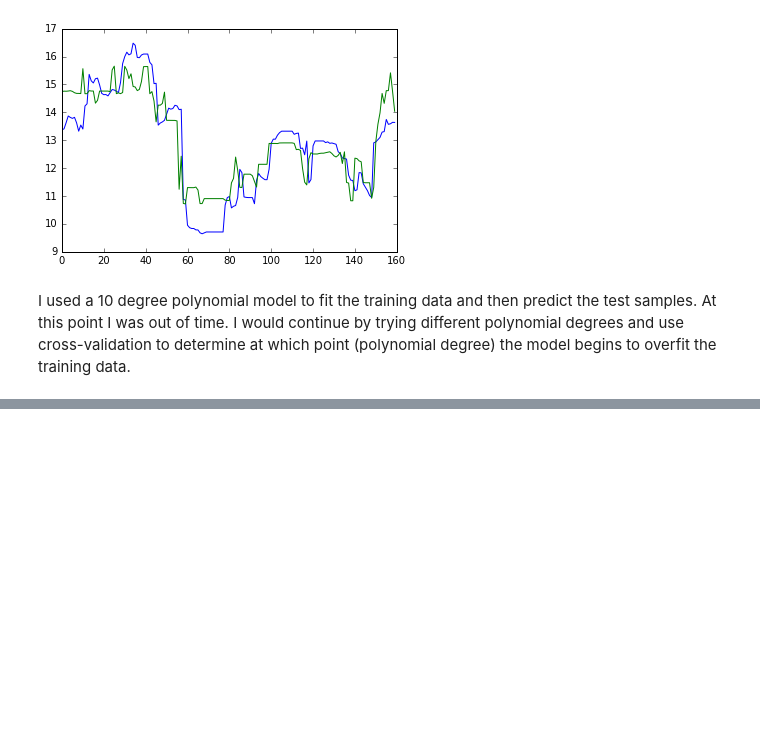
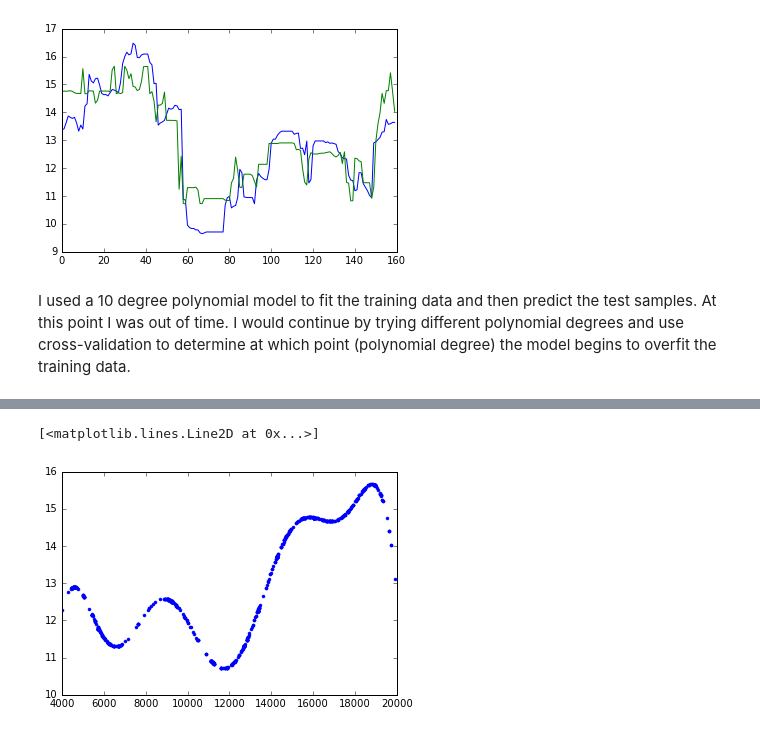
Before and after one commit to HidaiGertel/HidaiGertel.github.io, a Jupyter notebook: challenge/challenge.ipynb, the cells around one changed output, grey strips where cells are left out. Saved outputs shown, nothing was run; the diff lists cells and outputs as text; code cells hidden in the pictures; blank space fills up the shorter version.

```diff
--- a/challenge/challenge.ipynb
+++ b/challenge/challenge.ipynb
@@ -111,0 +117,5 @@ I used a 10 degree polynomial model to fit the training data and then predict th
+# %%
+plt.plot(y1,p(y1),'.')
+# %% [output]
+[<matplotlib.lines.Line2D at 0x...>]
+[figure, added]
```
Also changed, not shown: parts of 1 cell of this notebook.
